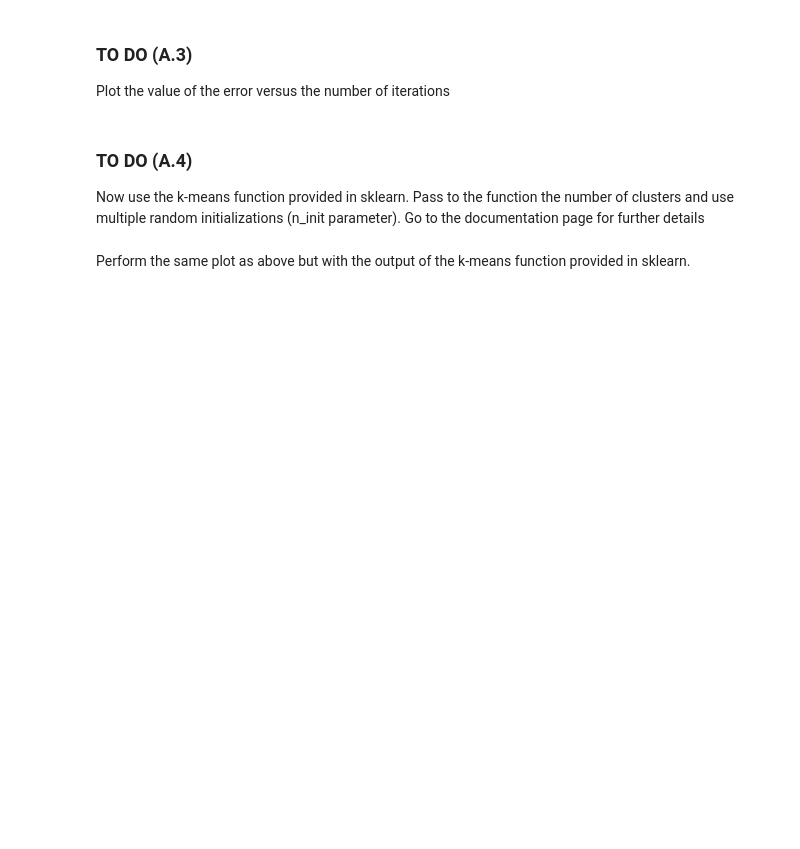
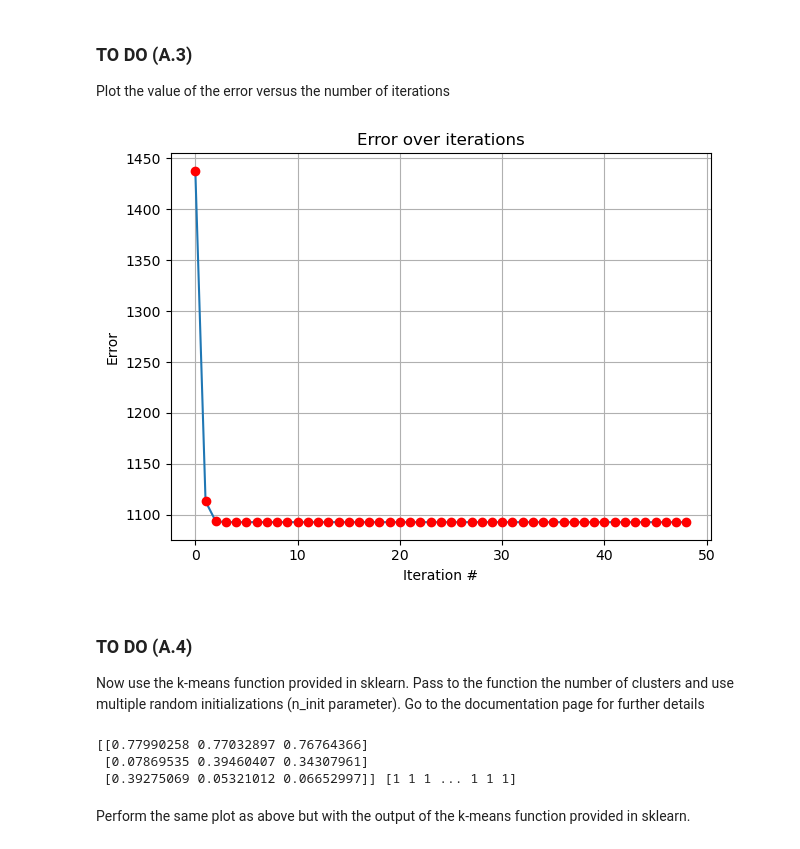
Before and after one commit to Kallo27/MachineLearning, a Jupyter notebook: Lab3/calandrabuonaura_lorenzo_lab03.ipynb, the cells around one changed output. Drawn from its saved outputs; the diff is of its cells as text; code cells hidden in the pictures; blank space fills up the shorter version.

```diff
--- a/Lab3/calandrabuonaura_lorenzo_lab03.ipynb
+++ b/Lab3/calandrabuonaura_lorenzo_lab03.ipynb
@@ -297,19 +314,25 @@ Then plot the data points in the 3-dimensional space, each point must be coloure
 ### TO DO (A.3)
 Plot the value of the error versus the number of iterations
 # %%
-# Sugestion: use the function error_plot()
-# ADD YOUR CODE HERE
+# Suggestion: use the function error_plot()
+error_plot(error)
+# %% [output]
+[figure, added]
 # %% [markdown]
 ### TO DO (A.4)
 Now use the k-means function provided in sklearn. Pass to the function the number of clusters and use multiple random initializations (n_init parameter). Go to the documentation page for further details
 # %%
 # Define the K-means model
-# ADD YOUR CODE HERE
+kmeans_model = KMeans(3, n_init=15)
 
 # Fit the model to the data
-# ADD YOUR CODE HERE
+kmeans_model.fit(santaclaus_reshaped)
 
 # Get the cluster centers
-# ADD YOUR CODE HERE
+print(kmeans_model.cluster_centers_)
+# %% [output]
+[[0.77990258 0.77032897 0.76764366]
+ [0.07869535 0.39460407 0.34307961]
+ [0.39275069 0.05321012 0.06652997]] [1 1 1 ... 1 1 1]
 # %% [markdown]
 Perform the same plot as above but with the output of the k-means function provided in sklearn.
```
Also changed, not shown: parts of 13 cells of this notebook.
